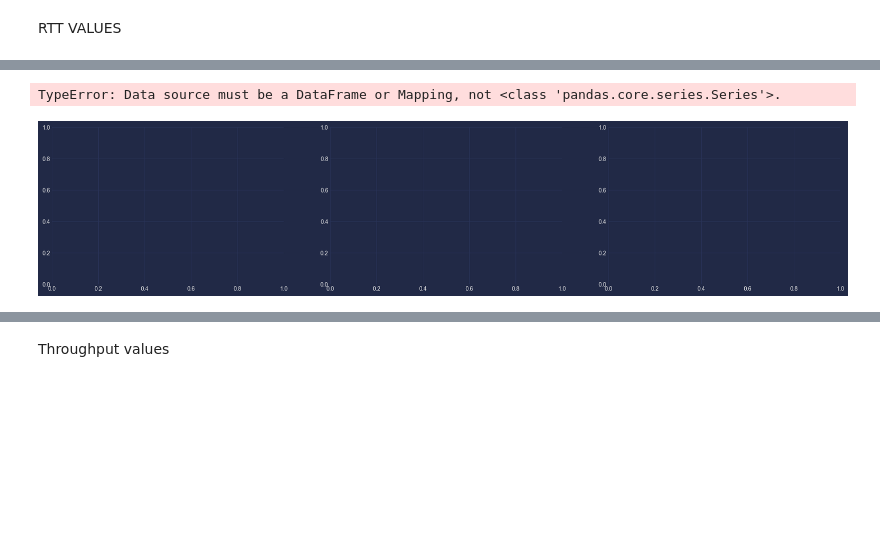
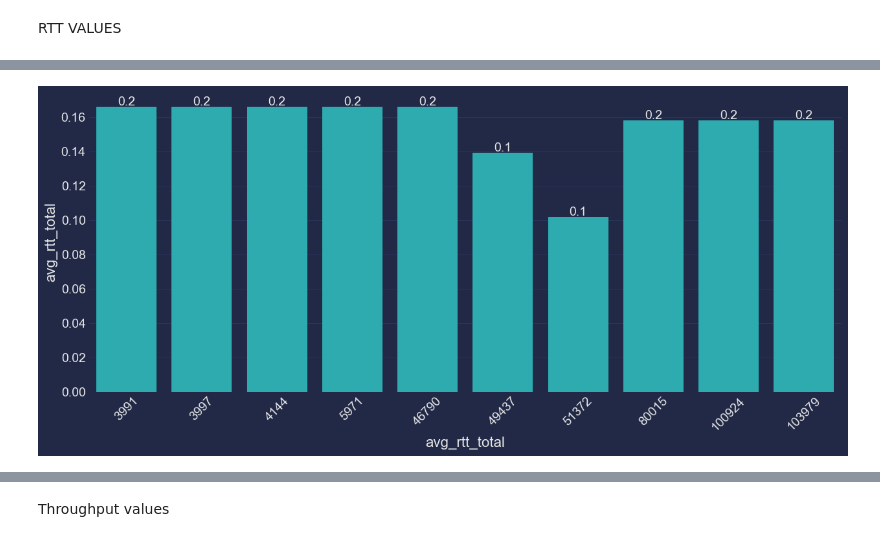
Before and after one commit to eyaya/User-Analytics-in-the-Telecom-Industry, a Jupyter notebook: notebooks/user_experience_analysis.ipynb, the cells around one changed output, grey strips where cells are left out. Saved outputs shown, nothing was run; the diff lists cells and outputs as text; code cells hidden in the pictures; blank space fills up the shorter version.

```diff
--- a/notebooks/user_experience_analysis.ipynb
+++ b/notebooks/user_experience_analysis.ipynb
@@ -40,7 +37,7 @@ logger.info("Initialized user_experience logger")
 #### Import the Data
 # %%
 # df = pd.read_excel('../data/Week1_challenge_data_source.xlsx')
-df_org = pd.read_csv('../data/cleaned_data.csv')
+df_org = pd.read_csv('../data/outlier_data.csv')
 # %%
 df = df_org.copy()
 # %%
@@ -175,17 +181,6 @@ RTT VALUES
 # %%
-top_10_rtt = user_experience.nlargest(10, 'avg_rtt_total')['avg_rtt_total']
 bottom_10_rtt = user_experience.nsmallest(10, 'avg_rtt_total')['avg_rtt_total']
-most_frequent_rtt = user_experience.value_counts('avg_rtt_total').nlargest(10)
-
-
-f, axes = plt.subplots(1, 3, figsize=(25, 5))
-ax1 = sns.barplot(data=top_10_rtt, x=top_10_rtt.index, orient='v', y=top_10_rtt, ax=axes[0], palette='Blues_d')
-ax2 = sns.barplot(data=bottom_10_rtt, x=bottom_10_rtt.index,orient='v', y=bottom_10_rtt.values, ax=axes[1], palette='Blues_d')
-ax3 = sns.barplot(data=most_frequent_rtt, x=most_frequent_rtt.index,orient='v', y=most_frequent_rtt.values, ax=axes[2], palette='Blues_d')
-ax1.set_xticklabels(ax1.xaxis.get_majorticklabels(), rotation=45)
-ax2.set_xticklabels(ax2.xaxis.get_majorticklabels(), rotation=45)
-ax3.set_xticklabels(ax3.xaxis.get_majorticklabels(), rotation=45)
-plt.plot()
+bottom_10_rtt = pd.DataFrame({'index':bottom_10_rtt.index,'value':bottom_10_rtt.values})
+pl.barplot(bottom_10_rtt, 'index','value' , None, 'avg_rtt_total','avg_rtt_total')
 # %% [output]
-TypeError: Data source must be a DataFrame or Mapping, not <class 'pandas.core.series.Series'>.
-[figure, old version]
+[figure, new version]
```
Also changed, not shown: parts of 24 cells of this notebook, 10 other files.
